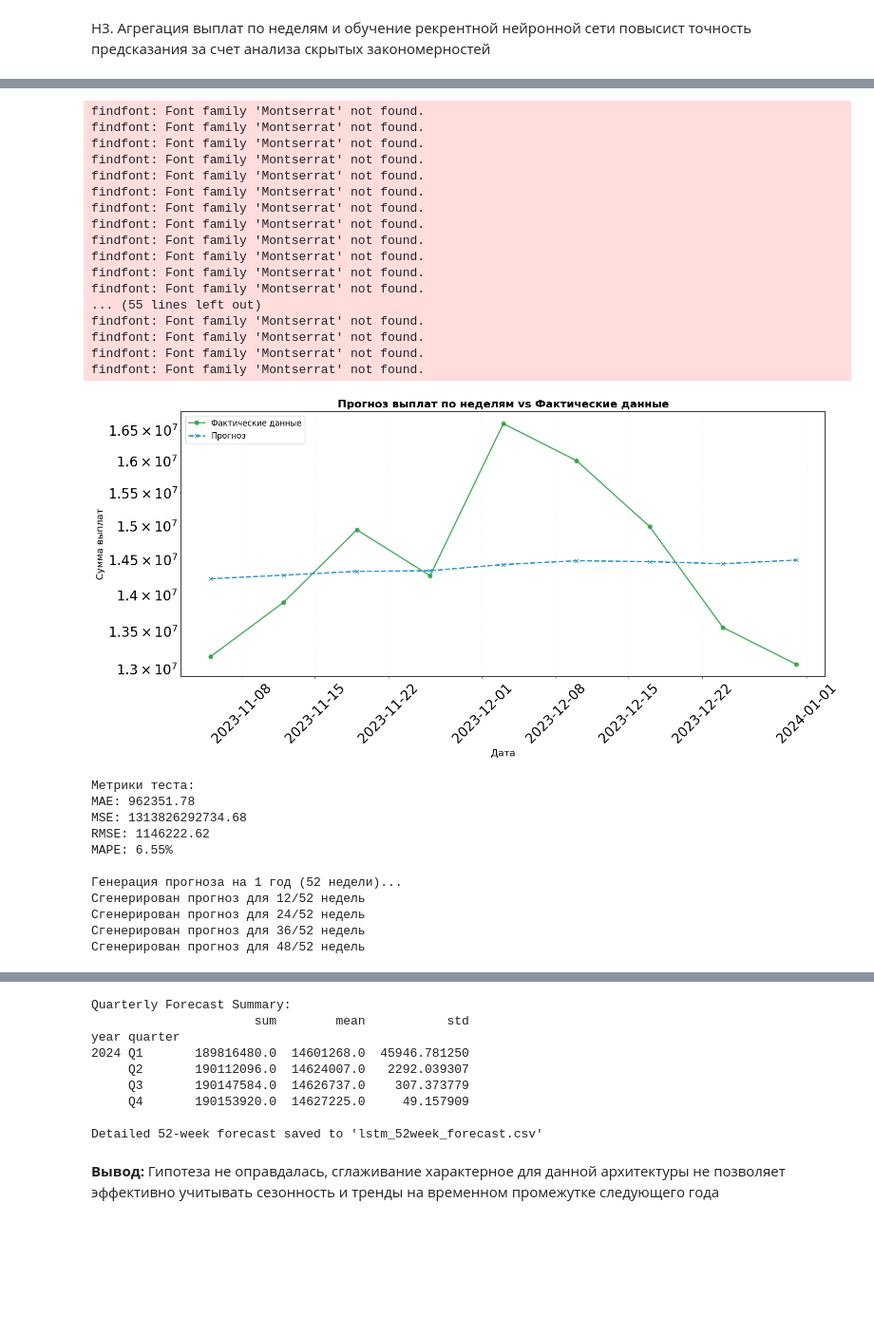
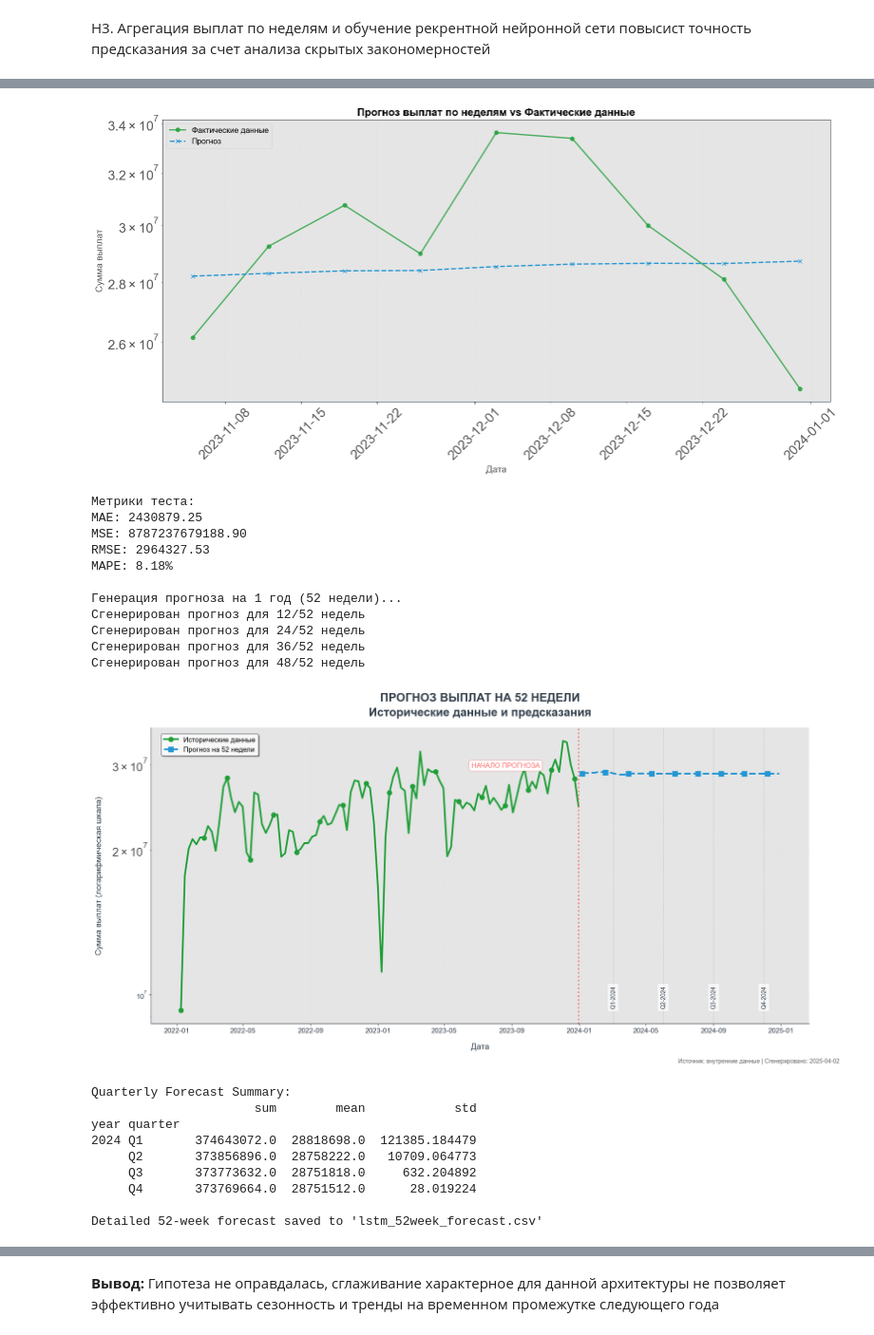
Before and after one commit to MaximIgitov/cup_it_25, a Jupyter notebook: hypotheses/h3_lstm.ipynb, the cells around one changed output, grey strips where cells are left out. Shown at 95% size. Saved outputs shown, nothing was run; the diff lists cells and outputs as text; code cells hidden in the pictures; blank space fills up the shorter version.

```diff
--- a/hypotheses/h3_lstm.ipynb
+++ b/hypotheses/h3_lstm.ipynb
@@ -15,7 +15,7 @@ from sklearn.metrics import mean_absolute_error, mean_squared_error
 
 # 1. Load and prepare data
 print("1. Loading and preparing data...")
-data = pd.read_csv(r"D:\repositories\cup_it_25\CupIT_Sber_data.csv", delimiter=";")
+data = pd.read_csv(r"D:\repositories\cup_it_25\CupIT_Sber_data.csv", delimiter=";", decimal=',')
 
 data['service_amount_net'] = pd.to_numeric(data['service_amount_net'], errors='coerce')
 data['service_date'] = pd.to_datetime(data['service_date'])
@@ -261,29 +261,22 @@ Epoch 4/150
+[figure, new version]
-findfont: Font family 'Montserrat' not found.
-findfont: Font family 'Montserrat' not found.
-findfont: Font family 'Montserrat' not found.
-findfont: Font family 'Montserrat' not found.
-findfont: Font family 'Montserrat' not found.
-findfont: Font family 'Montserrat' not found.
-findfont: Font family 'Montserrat' not found.
-findfont: Font family 'Montserrat' not found.
-findfont: Font family 'Montserrat' not found.
-findfont: Font family 'Montserrat' not found.
-findfont: Font family 'Montserrat' not found.
-findfont: Font family 'Montserrat' not found.
-... (55 lines left out)
-findfont: Font family 'Montserrat' not found.
-findfont: Font family 'Montserrat' not found.
-findfont: Font family 'Montserrat' not found.
-findfont: Font family 'Montserrat' not found.
+Метрики теста:
+MAE: 2430879.25
+MSE: 8787237679188.90
+RMSE: 2964327.53
+MAPE: 8.18%
+
+Генерация прогноза на 1 год (52 недели)...
+Сгенерирован прогноз для 12/52 недель
+Сгенерирован прогноз для 24/52 недель
+Сгенерирован прогноз для 36/52 недель
+Сгенерирован прогноз для 48/52 недель
-[figure, old version]
+[figure, new version]
-Метрики теста:
-MAE: 962351.78
-MSE: 1313826292734.68
-RMSE: 1146222.62
-MAPE: 6.55%
+Quarterly Forecast Summary:
+                      sum        mean            std
+year quarter
+2024 Q1       374643072.0  28818698.0  121385.184479
+     Q2       373856896.0  28758222.0   10709.064773
+     Q3       373773632.0  28751818.0     632.204892
+     Q4       373769664.0  28751512.0      28.019224
 
-Генерация прогноза на 1 год (52 недели)...
-Сгенерирован прогноз для 12/52 недель
-Сгенерирован прогноз для 24/52 недель
-Сгенерирован прогноз для 36/52 недель
-Сгенерирован прогноз для 48/52 недель
+Detailed 52-week forecast saved to 'lstm_52week_forecast.csv'
@@ -291,12 +283,3 @@ MAPE: 6.55%
-Quarterly Forecast Summary:
-                      sum        mean           std
-year quarter
-2024 Q1       189816480.0  14601268.0  45946.781250
-     Q2       190112096.0  14624007.0   2292.039307
-     Q3       190147584.0  14626737.0    307.373779
-     Q4       190153920.0  14627225.0     49.157909
-
-Detailed 52-week forecast saved to 'lstm_52week_forecast.csv'
 # %% [markdown]
 **Вывод:** Гипотеза не оправдалась, сглаживание характерное для данной архитектуры не позволяет эффективно учитывать сезонность и тренды на временном промежутке следующего года
 # %%
```
Also changed, not shown: parts of 2 cells of this notebook, 15 other files.
